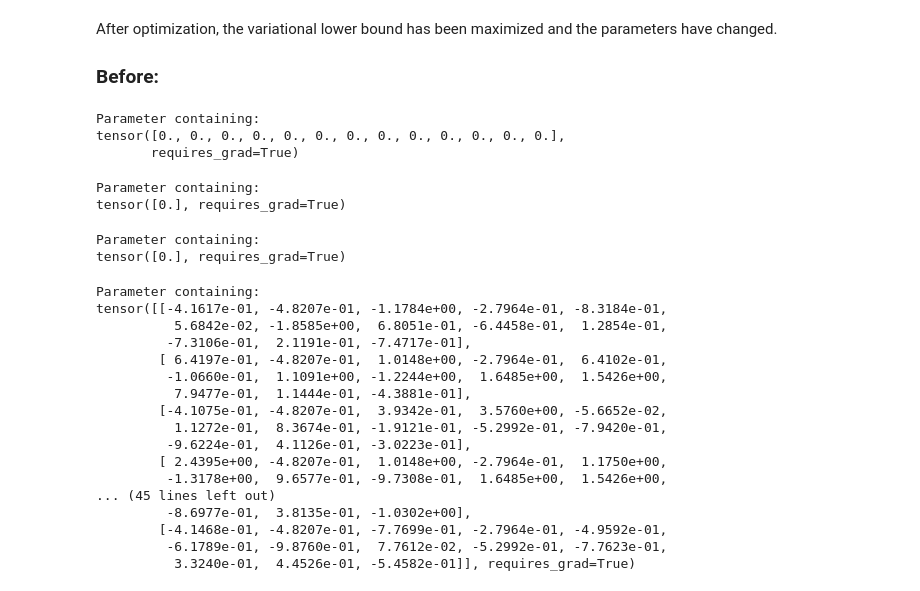
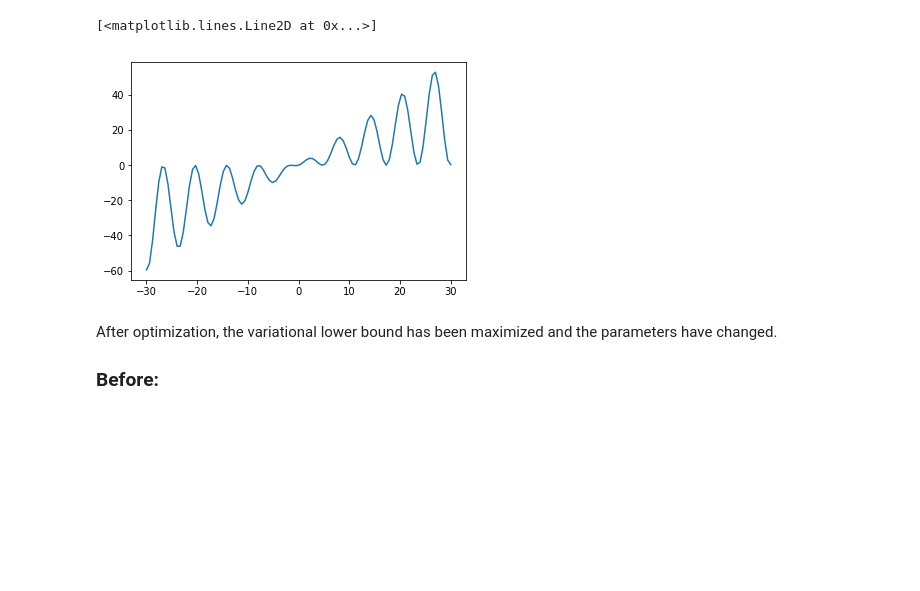
Before and after one commit to andrewfoongyk/variationalgp, a Jupyter notebook: variationalGP.ipynb, the cells around one changed output. Drawn from its saved outputs; the diff is of its cells as text; code cells hidden in the pictures; blank space fills up the shorter version.

```diff
--- a/variationalGP.ipynb
+++ b/variationalGP.ipynb
@@ -13,0 +16,11 @@ Yn = np.expand_dims(train_set_normalised[:,-1],axis=1)
+# %%
+lim = 30
+resolution = 100
+
+Xn = np.expand_dims(np.linspace(-lim,lim,resolution),1)
+Yn = np.expand_dims(np.linspace(-lim,lim,resolution)+np.linspace(-lim,lim,resolution)*np.sin(np.linspace(-lim,lim,resolution)),1)
+# %%
+plt.plot(Xn,Yn)
+# %% [output]
+[<matplotlib.lines.Line2D at 0x...>]
+[figure, added]
@@ -84,42 +147,6 @@ myGP = variational_GP(Xn, Yn)
 After optimization, the variational lower bound has been maximized and the parameters have changed.
 
 ### Before:
-# %%
-myGP.logl2
-# %% [output]
-Parameter containing:
-tensor([0., 0., 0., 0., 0., 0., 0., 0., 0., 0., 0., 0., 0.],
-       requires_grad=True)
-# %%
-myGP.logsigmaf2
-# %% [output]
-Parameter containing:
-tensor([0.], requires_grad=True)
-# %%
-myGP.logsigman2
-# %% [output]
-Parameter containing:
-tensor([0.], requires_grad=True)
-# %%
-myGP.Xm
-# %% [output]
-Parameter containing:
-tensor([[-4.1617e-01, -4.8207e-01, -1.1784e+00, -2.7964e-01, -8.3184e-01,
-          5.6842e-02, -1.8585e+00,  6.8051e-01, -6.4458e-01,  1.2854e-01,
-         -7.3106e-01,  2.1191e-01, -7.4717e-01],
-        [ 6.4197e-01, -4.8207e-01,  1.0148e+00, -2.7964e-01,  6.4102e-01,
-         -1.0660e-01,  1.1091e+00, -1.2244e+00,  1.6485e+00,  1.5426e+00,
-          7.9477e-01,  1.1444e-01, -4.3881e-01],
-        [-4.1075e-01, -4.8207e-01,  3.9342e-01,  3.5760e+00, -5.6652e-02,
-          1.1272e-01,  8.3674e-01, -1.9121e-01, -5.2992e-01, -7.9420e-01,
-         -9.6224e-01,  4.1126e-01, -3.0223e-01],
-        [ 2.4395e+00, -4.8207e-01,  1.0148e+00, -2.7964e-01,  1.1750e+00,
-         -1.3178e+00,  9.6577e-01, -9.7308e-01,  1.6485e+00,  1.5426e+00,
-... (45 lines left out)
-         -8.6977e-01,  3.8135e-01, -1.0302e+00],
-        [-4.1468e-01, -4.8207e-01, -7.7699e-01, -2.7964e-01, -4.9592e-01,
-         -6.1789e-01, -9.8760e-01,  7.7612e-02, -5.2992e-01, -7.7623e-01,
-          3.3240e-01,  4.4526e-01, -5.4582e-01]], requires_grad=True)
 # %%
 myGP.Fv_inv()
 # %% [output]
```
Also changed, not shown: parts of 19 cells of this notebook.
